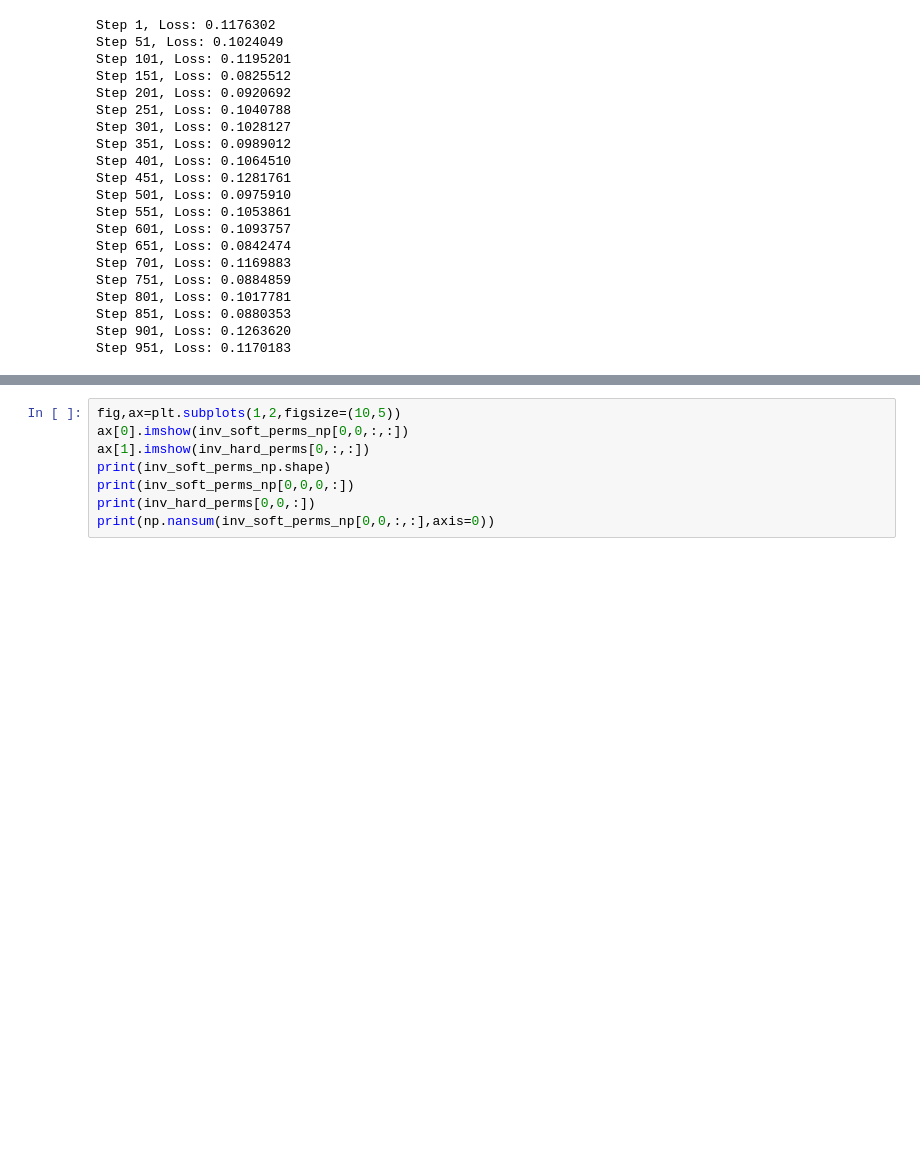
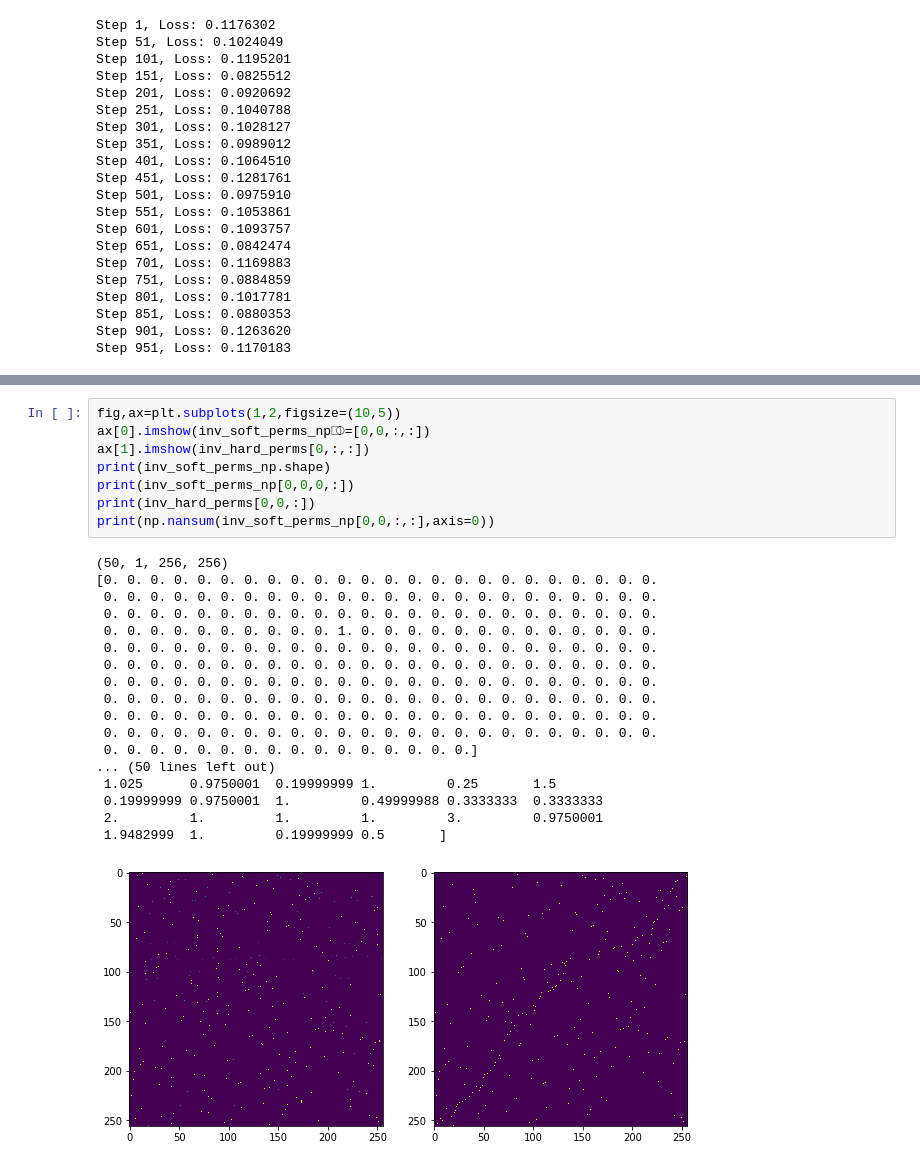
Before and after one commit to gomena/sinkhorn_networks, a Jupyter notebook: Sinkhorn_network_jigsaw-wg-transformer-Copy1.ipynb, the cells around one changed output, grey strips where cells are left out. Saved outputs shown, nothing was run; the diff lists cells and outputs as text; blank space fills up the shorter version.

```diff
--- a/Sinkhorn_network_jigsaw-wg-transformer-Copy1.ipynb
+++ b/Sinkhorn_network_jigsaw-wg-transformer-Copy1.ipynb
@@ -371,11 +383,30 @@ plt.savefig('reconstruct2.png')
 # %%
 fig,ax=plt.subplots(1,2,figsize=(10,5))
-ax[0].imshow(inv_soft_perms_np[0,0,:,:])
+ax[0].imshow(inv_soft_perms_np⎄=[0,0,:,:])
 ax[1].imshow(inv_hard_perms[0,:,:])
 print(inv_soft_perms_np.shape)
 print(inv_soft_perms_np[0,0,0,:])
 print(inv_hard_perms[0,0,:])
 print(np.nansum(inv_soft_perms_np[0,0,:,:],axis=0))
+# %% [output]
+(50, 1, 256, 256)
+[0. 0. 0. 0. 0. 0. 0. 0. 0. 0. 0. 0. 0. 0. 0. 0. 0. 0. 0. 0. 0. 0. 0. 0.
+ 0. 0. 0. 0. 0. 0. 0. 0. 0. 0. 0. 0. 0. 0. 0. 0. 0. 0. 0. 0. 0. 0. 0. 0.
+ 0. 0. 0. 0. 0. 0. 0. 0. 0. 0. 0. 0. 0. 0. 0. 0. 0. 0. 0. 0. 0. 0. 0. 0.
+ 0. 0. 0. 0. 0. 0. 0. 0. 0. 0. 1. 0. 0. 0. 0. 0. 0. 0. 0. 0. 0. 0. 0. 0.
+ 0. 0. 0. 0. 0. 0. 0. 0. 0. 0. 0. 0. 0. 0. 0. 0. 0. 0. 0. 0. 0. 0. 0. 0.
+ 0. 0. 0. 0. 0. 0. 0. 0. 0. 0. 0. 0. 0. 0. 0. 0. 0. 0. 0. 0. 0. 0. 0. 0.
+ 0. 0. 0. 0. 0. 0. 0. 0. 0. 0. 0. 0. 0. 0. 0. 0. 0. 0. 0. 0. 0. 0. 0. 0.
+ 0. 0. 0. 0. 0. 0. 0. 0. 0. 0. 0. 0. 0. 0. 0. 0. 0. 0. 0. 0. 0. 0. 0. 0.
+ 0. 0. 0. 0. 0. 0. 0. 0. 0. 0. 0. 0. 0. 0. 0. 0. 0. 0. 0. 0. 0. 0. 0. 0.
+ 0. 0. 0. 0. 0. 0. 0. 0. 0. 0. 0. 0. 0. 0. 0. 0. 0. 0. 0. 0. 0. 0. 0. 0.
+ 0. 0. 0. 0. 0. 0. 0. 0. 0. 0. 0. 0. 0. 0. 0. 0.]
+... (50 lines left out)
+ 1.025      0.9750001  0.19999999 1.         0.25       1.5
+ 0.19999999 0.9750001  1.         0.49999988 0.3333333  0.3333333
+ 2.         1.         1.         1.         3.         0.9750001
+ 1.9482999  1.         0.19999999 0.5       ]
+[figure, added]
 # %%
 fig,ax=plt.subplots(1,2,figsize=(10,5))
 ax[0].imshow(s1_np[2,:,:])
```
Also changed, not shown: parts of 6 cells of this notebook, 1 other file.
